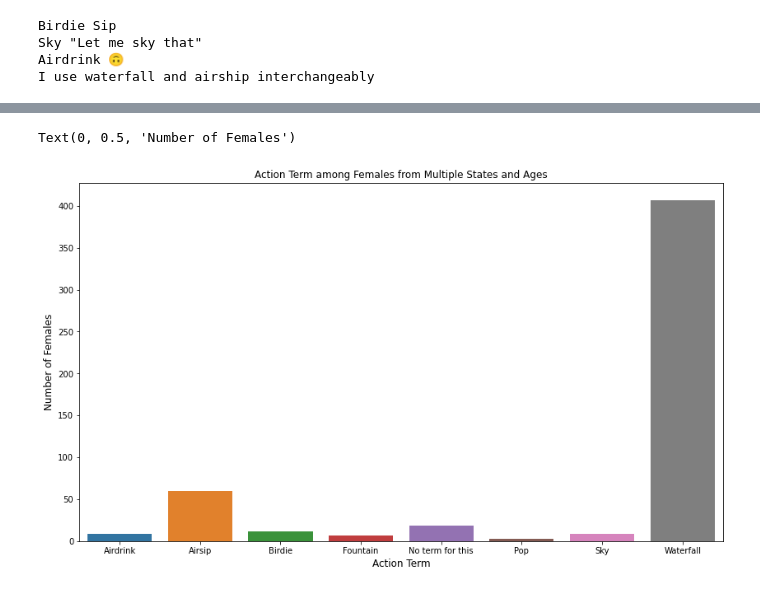
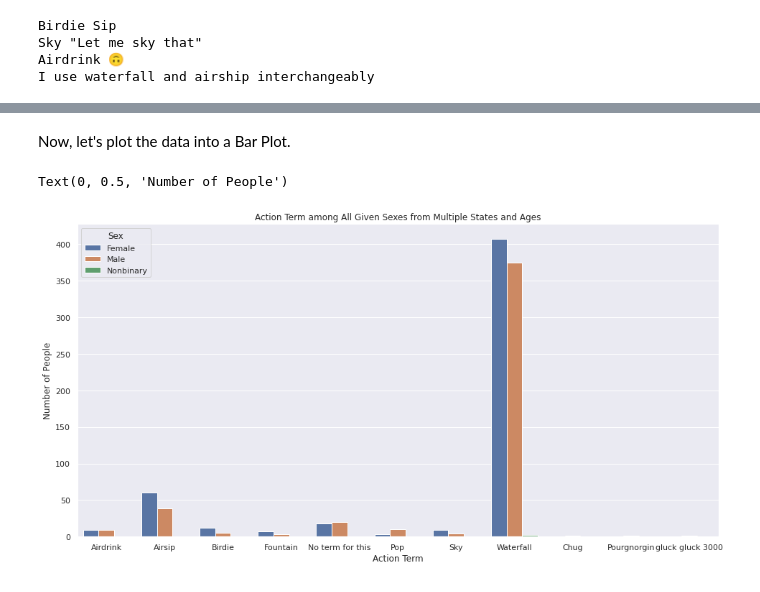
Before and after one commit to kevasinghal/finalproject, a Jupyter notebook: airsip.ipynb, the cells around one changed output, grey strips where cells are left out. Cells and saved outputs as stored; diff of their text form; code cells hidden in the pictures.

Commit message:
Added more charts and matrix

```diff
--- a/airsip.ipynb
+++ b/airsip.ipynb
@@ -453,0 +405,6 @@ gen_act
+# %%
+# Making the new df
+gen_act = data.groupby(['Sex', 'Action']).size().reset_index(name='Counts')
+gen_act.at[19,'Counts']= 2
+gen_act = gen_act.drop([20,21])
+gen_act
@@ -454,10 +429,12 @@ gen_act
+# %% [markdown]
+Now, let's plot the data into a Bar Plot.
 # %%
-## Plotting the number of FEMALES that say each term into a Barplot
-plt.figure(figsize=(14,8))
-sns.barplot(data=gen_act[gen_act['Sex'] == "Female"], x="Action", y="Counts")
-plt.title("Action Term among Females from Multiple States and Ages", fontsize = 12)
+# Making the barplot and formating the graph so it is readable
+plt.figure(figsize=(16,8))
+sns.barplot(data=gen_act, x="Action", y="Counts", hue="Sex")
+plt.title("Action Term among All Given Sexes from Multiple States and Ages", fontsize = 12)
 plt.xlabel("Action Term", fontsize = 12)
-plt.ylabel("Number of Females", fontsize = 12)
+plt.ylabel("Number of People", fontsize = 12)
 # %% [output]
-Text(0, 0.5, 'Number of Females')
+Text(0, 0.5, 'Number of People')
-[figure, old version]
+[figure, new version]
```
Also changed, not shown: parts of 23 cells of this notebook.
